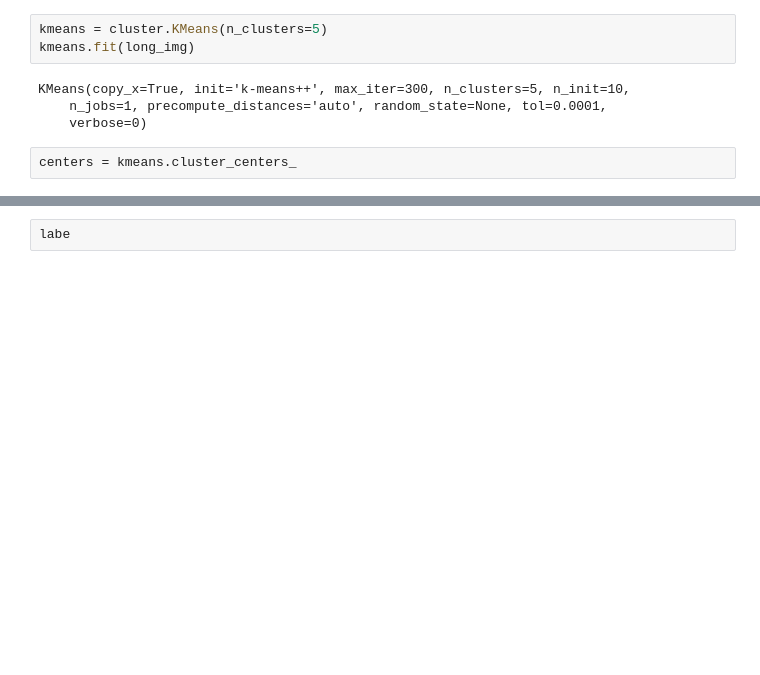
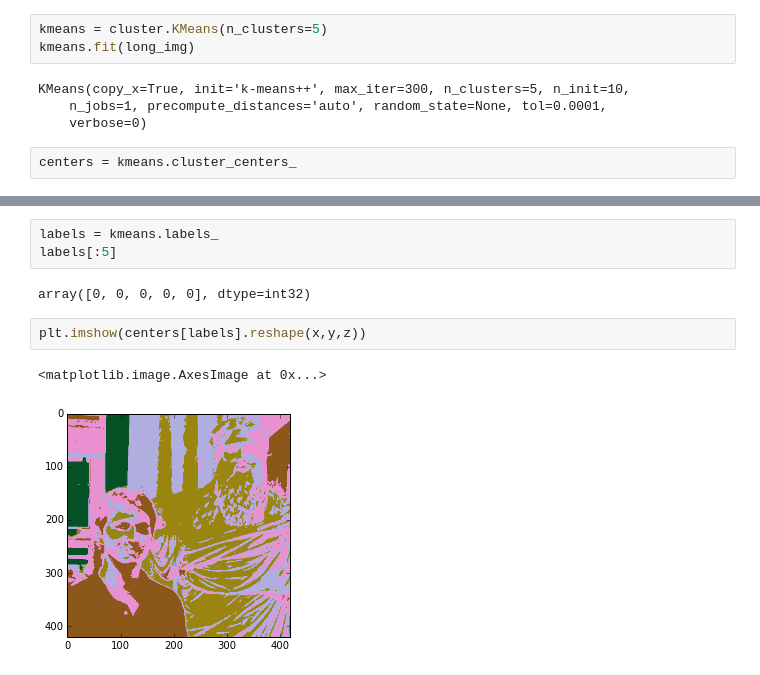
Before and after one commit to danibrear/sklearn-cookbook, a Jupyter notebook: Chapter 3/3.5 Quantizing an Image with KMeans Clustering.ipynb, the cells around one changed output, grey strips where cells are left out. Drawn from its saved outputs; the diff is of its cells as text; blank space fills up the shorter version.

Commit message:
quantized an image

```diff
--- a/Chapter 3/3.5 Quantizing an Image with KMeans Clustering.ipynb
+++ b/Chapter 3/3.5 Quantizing an Image with KMeans Clustering.ipynb
@@ -51,2 +51,10 @@ array([[ 195.88628098,  173.3467817 ,  150.45627167],
-# %%
-labe
+# %%
+labels = kmeans.labels_
+labels[:5]
+# %% [output]
+array([0, 0, 0, 0, 0], dtype=int32)
+# %%
+plt.imshow(centers[labels].reshape(x,y,z))
+# %% [output]
+<matplotlib.image.AxesImage at 0x...>
+[figure, added]
```
Also changed, not shown: parts of 1 cell of this notebook.
